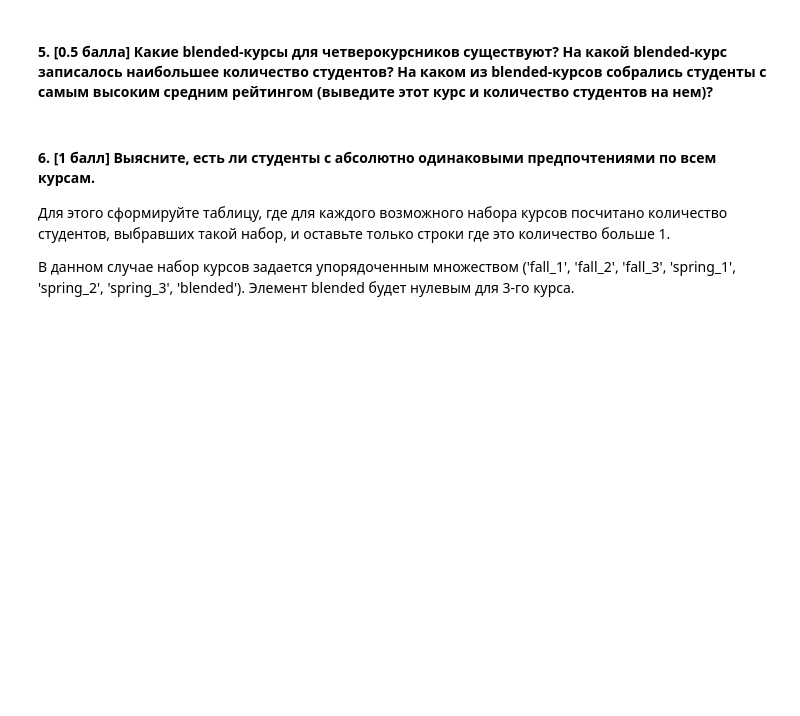
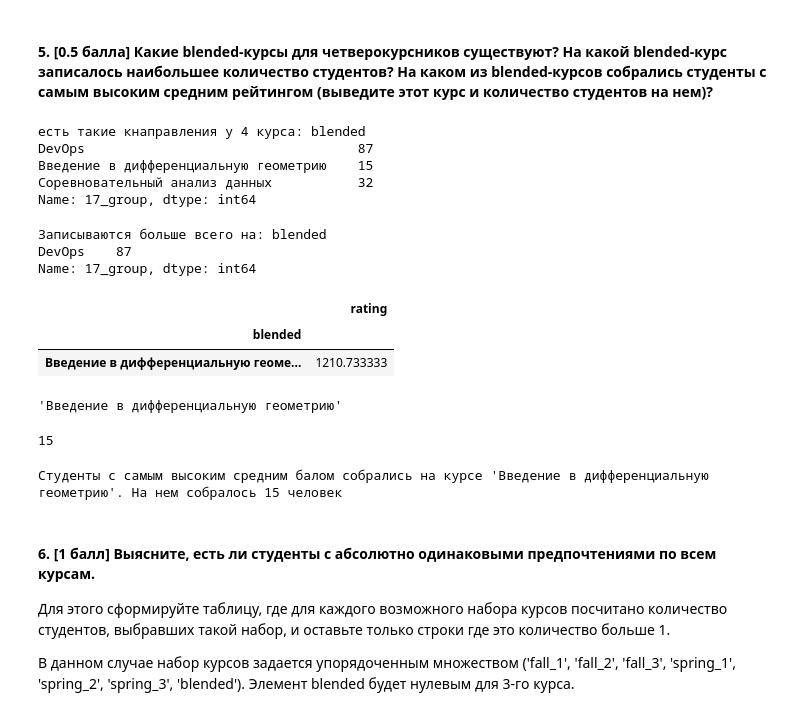
Before and after one commit to dyrbnyak/Modern_methods_of_data-analysis, a Jupyter notebook: l1/homework-practice-01-pandas.ipynb, the cells around one changed output. Saved outputs shown, nothing was run; the diff lists cells and outputs as text; code cells hidden in the pictures; blank space fills up the shorter version.

```diff
--- a/l1/homework-practice-01-pandas.ipynb
+++ b/l1/homework-practice-01-pandas.ipynb
@@ -255,3 +265,48 @@ df
+# %%
+# your code
+print(f"есть такие кнаправления у 4 курса: {es.groupby(by='blended')['17_group'].count()[1:]}")
+# %% [output]
+есть такие кнаправления у 4 курса: blended
+DevOps                                   87
+Введение в дифференциальную геометрию    15
+Соревновательный анализ данных           32
+Name: 17_group, dtype: int64
+# %%
+print(f"Записываются больше всего на: {(es.groupby(by='blended')['17_group'].count().sort_values())[[-2]]}")
+# %% [output]
+Записываются больше всего на: blended
+DevOps    87
+Name: 17_group, dtype: int64
+# %%
+es_rating_mean = es[['id','blended','17_group','rating']]
+# отбор записей по 4 курсу
+# %%
+es_max_mean_reating = es_rating_mean.groupby(by='blended').mean().sort_values(by='rating')[-1:]
+#Определение, на каком курсе максимальный средний рейтинг
+es_max_mean_reating
+# %% [output]
+|  | rating |
+| blended |  |
+| Введение в дифференциальную геоме... | 1210.733333 |
+# %%
+es_rating_mean_max.reset_index()
+name_cource_with_max_mean = es_rating_mean_max['blended'].values[0]
+name_cource_with_max_mean
+#Получение названия курса с самым высоким средним рейтингом среди студентов
+# %% [output]
+'Введение в дифференциальную геометрию'
+# %%
+es_rating_mean_count = es_rating_mean.groupby(by='blended').count()
+count_student = es_rating_mean_count.loc[name_cource_with_max_mean][0]
+count_student
+#Получение количества студентов на курсе
+# %% [output]
+15
+# %%
+print(f"Студенты с самым высоким средним балом собрались на курсе '{name_cource_with_max_mean}'. На нем собралось {count_student} человек")
+#Итоговый вывод
+# %% [output]
+Студенты с самым высоким средним балом собрались на курсе 'Введение в дифференциальную геометрию'. На нем собралось 15 человек
 # %% [markdown]
 #### 6. [1 балл] Выясните, есть ли студенты с абсолютно одинаковыми предпочтениями по всем курсам.
 
```
Also changed, not shown: parts of 25 cells of this notebook, 1 other file.
